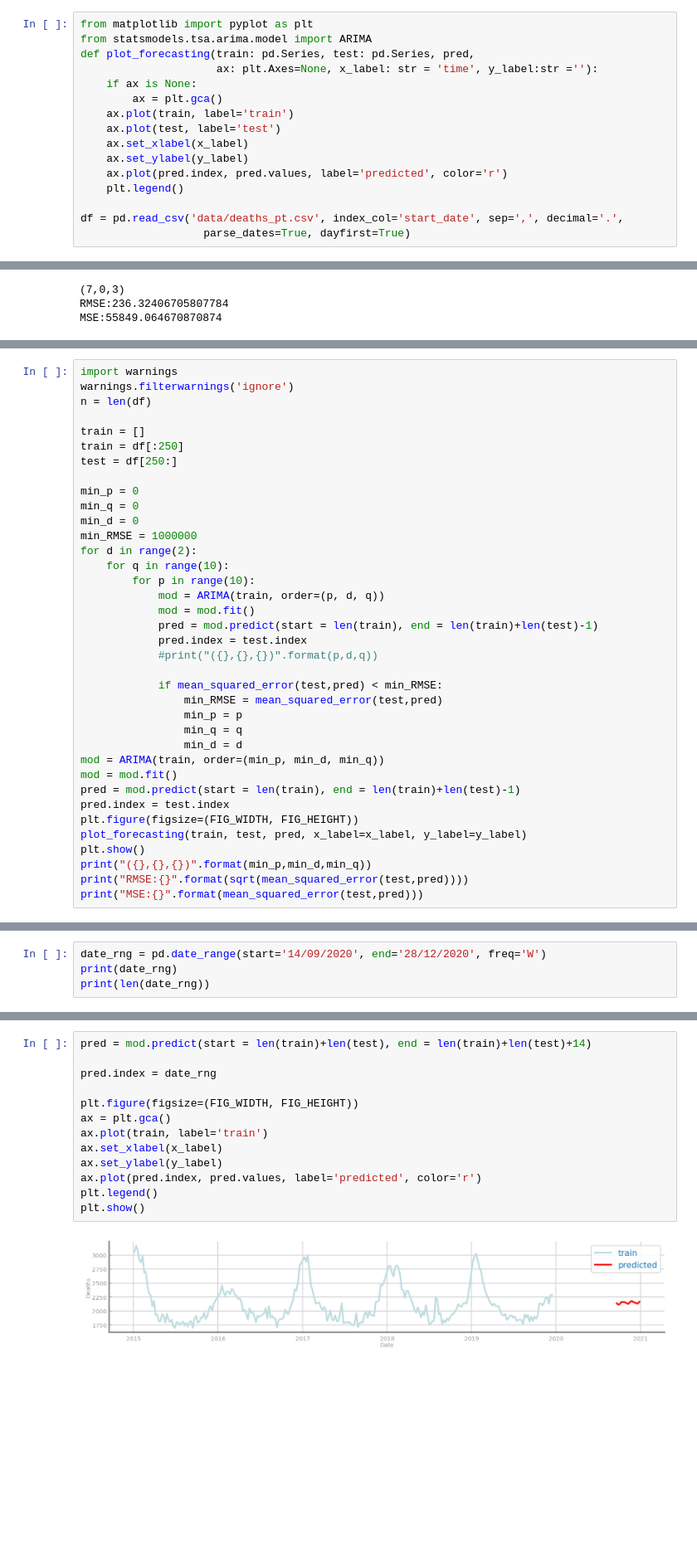
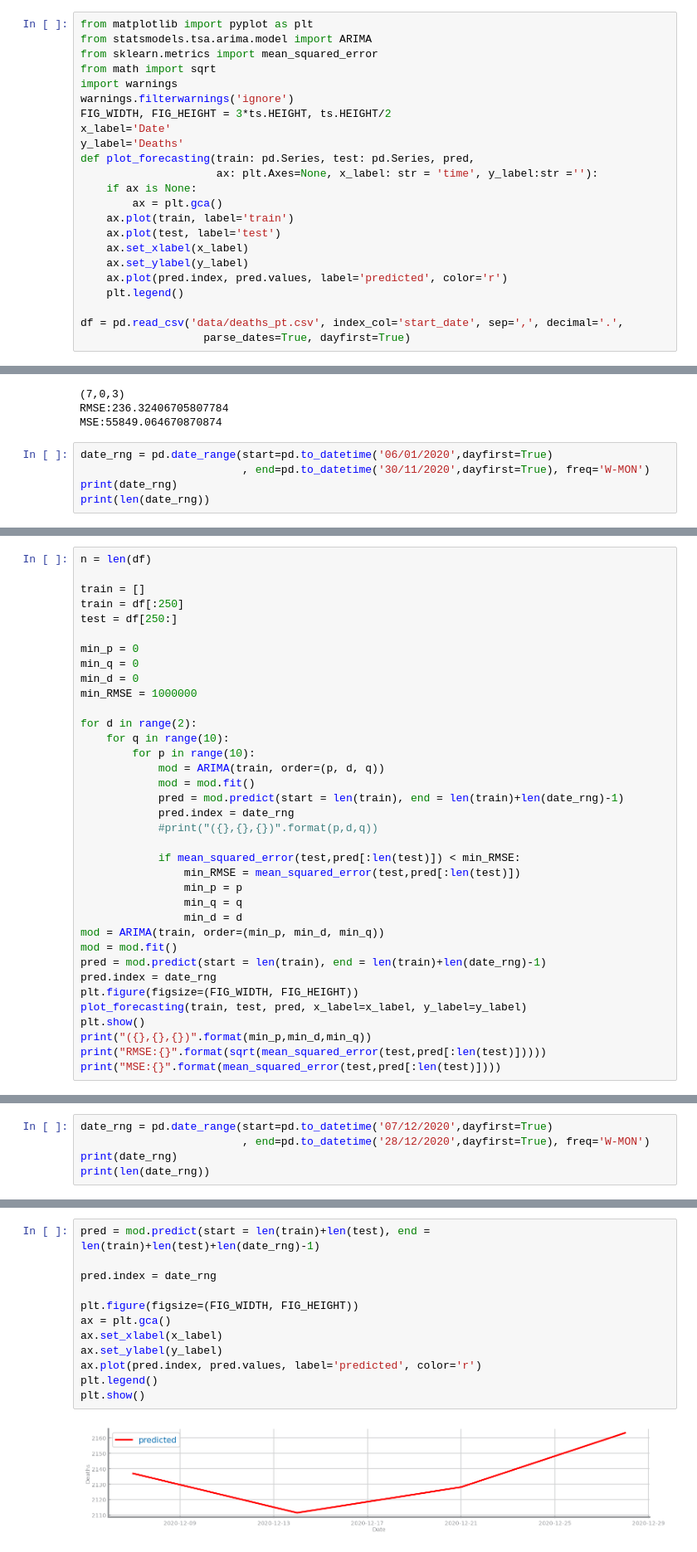
Before and after one commit to joaofbravo/CD_G20, a Jupyter notebook: last_lab/Forecasting - Only asked for deaths.ipynb, the cells around one changed output, grey strips where cells are left out. Shown at 83% size. Drawn from its saved outputs; the diff is of its cells as text; blank space fills up the shorter version.

```diff
--- a/last_lab/Forecasting - Only asked for deaths.ipynb
+++ b/last_lab/Forecasting - Only asked for deaths.ipynb
@@ -40,6 +40,13 @@ plt.show()
 # %%
 from matplotlib import pyplot as plt
 from statsmodels.tsa.arima.model import ARIMA
+from sklearn.metrics import mean_squared_error
+from math import sqrt
+import warnings
+warnings.filterwarnings('ignore')
+FIG_WIDTH, FIG_HEIGHT = 3*ts.HEIGHT, ts.HEIGHT/2
+x_label='Date'
+y_label='Deaths'
 def plot_forecasting(train: pd.Series, test: pd.Series, pred,
                      ax: plt.Axes=None, x_label: str = 'time', y_label:str =''):
     if ax is None:
@@ -125,3 +129,8 @@ print("MSE:{}".format(mean_squared_error(test,pred)))
 (7,0,3)
 RMSE:236.32406705807784
 MSE:55849.064670870874
+# %%
+date_rng = pd.date_range(start=pd.to_datetime('06/01/2020',dayfirst=True)
+                         , end=pd.to_datetime('30/11/2020',dayfirst=True), freq='W-MON')
+print(date_rng)
+print(len(date_rng))
@@ -128,6 +152,4 @@ MSE:55849.064670870874
 # %%
-import warnings
-warnings.filterwarnings('ignore')
 n = len(df)
 
 train = []
@@ -138,28 +160,29 @@ min_p = 0
 min_q = 0
 min_d = 0
 min_RMSE = 1000000
+
 for d in range(2):
     for q in range(10):
         for p in range(10):
             mod = ARIMA(train, order=(p, d, q))
             mod = mod.fit()
-            pred = mod.predict(start = len(train), end = len(train)+len(test)-1)
-            pred.index = test.index
+            pred = mod.predict(start = len(train), end = len(train)+len(date_rng)-1)
+            pred.index = date_rng
             #print("({},{},{})".format(p,d,q))
 
-            if mean_squared_error(test,pred) < min_RMSE:
-                min_RMSE = mean_squared_error(test,pred)
+            if mean_squared_error(test,pred[:len(test)]) < min_RMSE:
+                min_RMSE = mean_squared_error(test,pred[:len(test)])
                 min_p = p
                 min_q = q
                 min_d = d
 mod = ARIMA(train, order=(min_p, min_d, min_q))
 mod = mod.fit()
-pred = mod.predict(start = len(train), end = len(train)+len(test)-1)
-pred.index = test.index
+pred = mod.predict(start = len(train), end = len(train)+len(date_rng)-1)
+pred.index = date_rng
 plt.figure(figsize=(FIG_WIDTH, FIG_HEIGHT))
 plot_forecasting(train, test, pred, x_label=x_label, y_label=y_label)
 plt.show()
 print("({},{},{})".format(min_p,min_d,min_q))
-print("RMSE:{}".format(sqrt(mean_squared_error(test,pred))))
-print("MSE:{}".format(mean_squared_error(test,pred)))
+print("RMSE:{}".format(sqrt(mean_squared_error(test,pred[:len(test)]))))
+print("MSE:{}".format(mean_squared_error(test,pred[:len(test)])))
 # %% [output]
@@ -168,7 +191,8 @@ print("MSE:{}".format(mean_squared_error(test,pred)))
 RMSE:213.87252885121958
 MSE:45741.45859721575
 # %%
-date_rng = pd.date_range(start='14/09/2020', end='28/12/2020', freq='W')
+date_rng = pd.date_range(start=pd.to_datetime('07/12/2020',dayfirst=True)
+                         , end=pd.to_datetime('28/12/2020',dayfirst=True), freq='W-MON')
 print(date_rng)
 print(len(date_rng))
 # %% [output]
@@ -181,15 +201,14 @@ DatetimeIndex(['2020-09-20', '2020-09-27', '2020-10-04', '2020-10-11',
 # %%
-pred = mod.predict(start = len(train)+len(test), end = len(train)+len(test)+14)
+pred = mod.predict(start = len(train)+len(test), end = len(train)+len(test)+len(date_rng)-1)
 
 pred.index = date_rng
 
 plt.figure(figsize=(FIG_WIDTH, FIG_HEIGHT))
 ax = plt.gca()
-ax.plot(train, label='train')
 ax.set_xlabel(x_label)
 ax.set_ylabel(y_label)
 ax.plot(pred.index, pred.values, label='predicted', color='r')
 plt.legend()
 plt.show()
 # %% [output]
-[figure, old version]
+[figure, new version]
```
Also changed, not shown: parts of 4 cells of this notebook, 4 other files.
